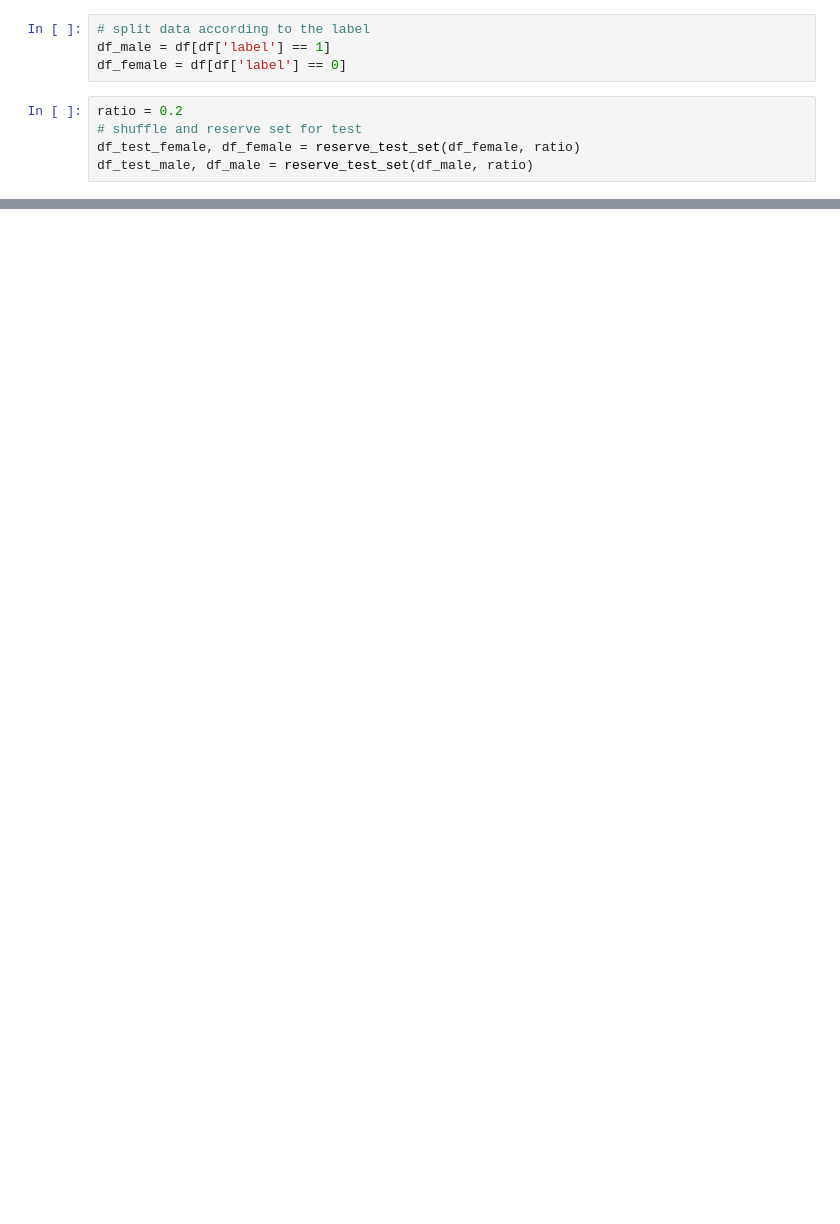
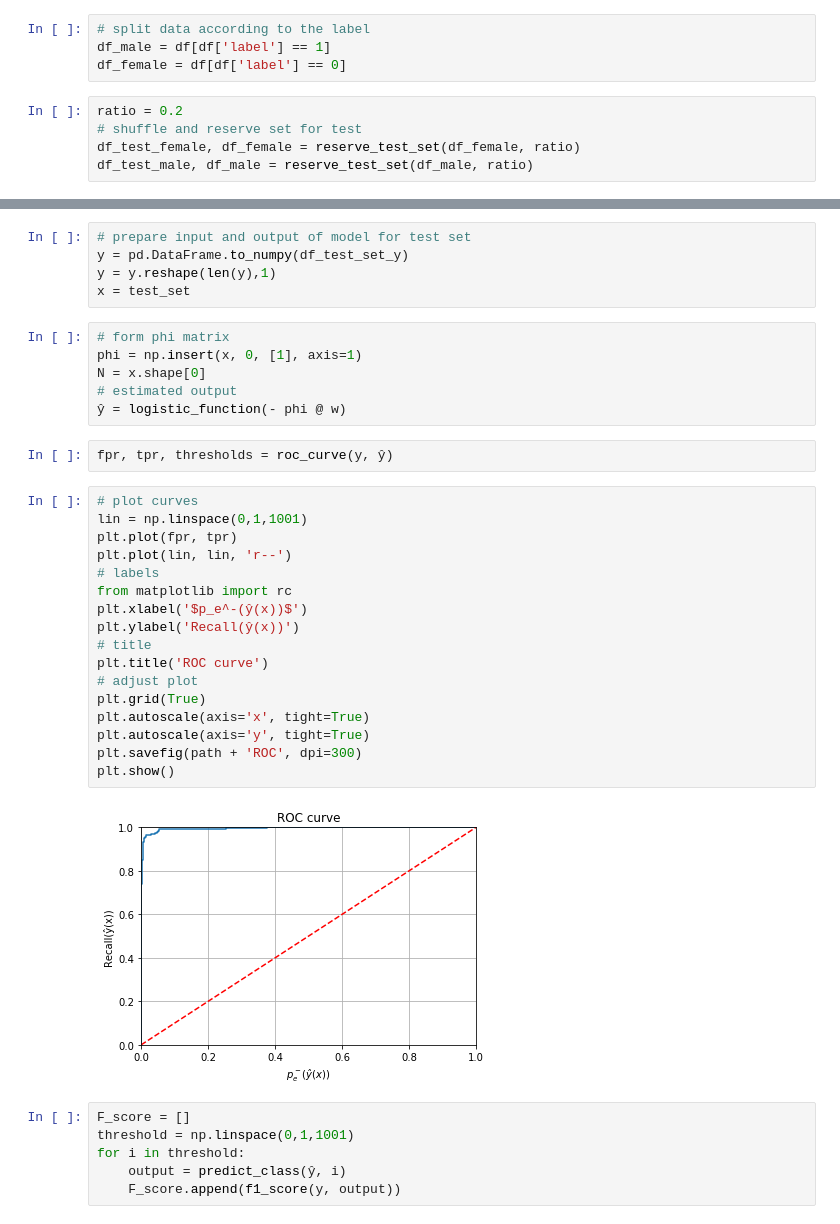
Before and after one commit to ito-rafael/IA006C-MachineLearning, a Jupyter notebook: efc2/efc2_ex1.ipynb, the cells around one changed output, grey strips where cells are left out. Cells and saved outputs as stored; diff of their text form; blank space fills up the shorter version.

```diff
--- a/efc2/efc2_ex1.ipynb
+++ b/efc2/efc2_ex1.ipynb
@@ -99,0 +164,38 @@ array([[ 0.80049332,  0.19454469, -0.71038252, ...,  0.87536633,
+# %%
+# prepare input and output of model for test set
+y = pd.DataFrame.to_numpy(df_test_set_y)
+y = y.reshape(len(y),1)
+x = test_set
+# %%
+# form phi matrix
+phi = np.insert(x, 0, [1], axis=1)
+N = x.shape[0]
+# estimated output
+ŷ = logistic_function(- phi @ w)
+# %%
+fpr, tpr, thresholds = roc_curve(y, ŷ)
+# %%
+# plot curves
+lin = np.linspace(0,1,1001)
+plt.plot(fpr, tpr)
+plt.plot(lin, lin, 'r--')
+# labels
+from matplotlib import rc
+plt.xlabel('$p_e^-(ŷ(x))$')
+plt.ylabel('Recall(ŷ(x))')
+# title
+plt.title('ROC curve')
+# adjust plot
+plt.grid(True)
+plt.autoscale(axis='x', tight=True)
+plt.autoscale(axis='y', tight=True)
+plt.savefig(path + 'ROC', dpi=300)
+plt.show()
+# %% [output]
+[figure, added]
+# %%
+F_score = []
+threshold = np.linspace(0,1,1001)
+for i in threshold:
+    output = predict_class(ŷ, i)
+    F_score.append(f1_score(y, output))
```
Also changed, not shown: parts of 22 cells of this notebook, 43 other files.
